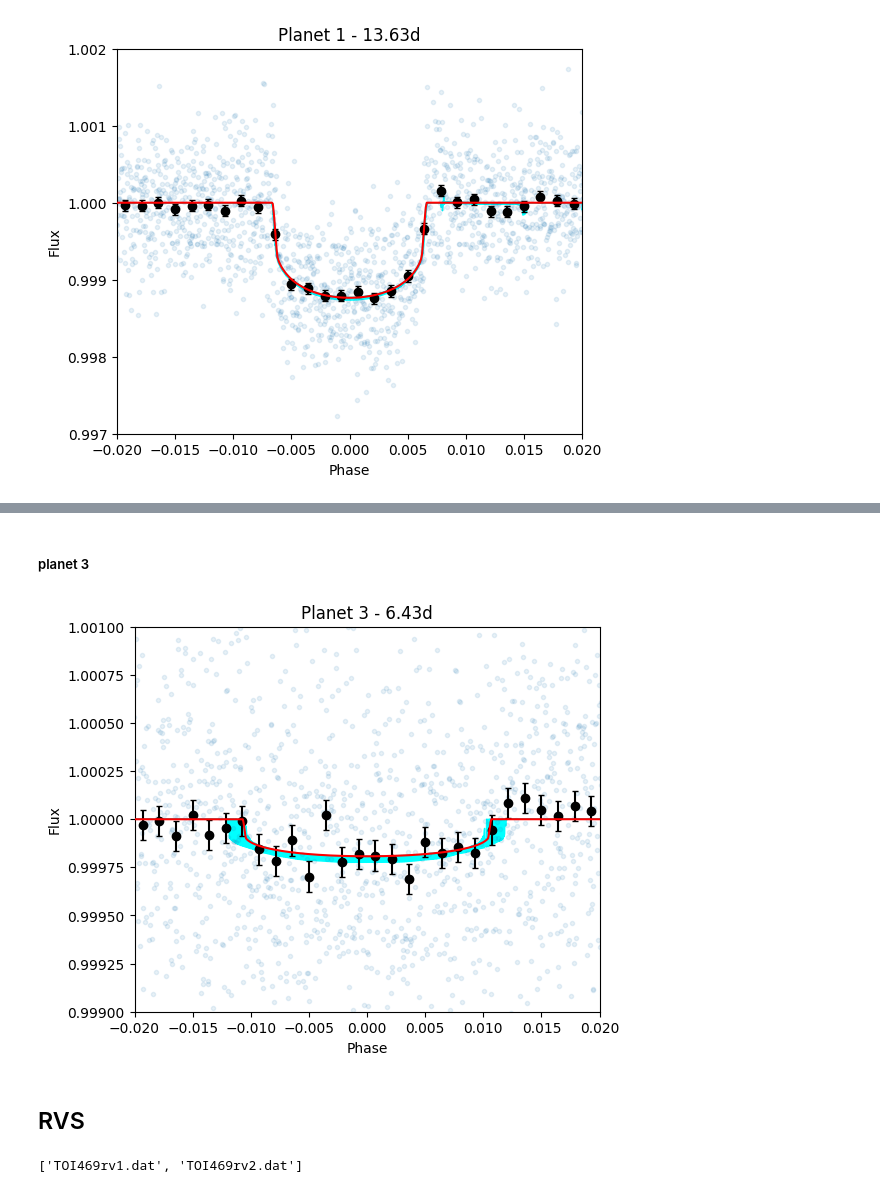
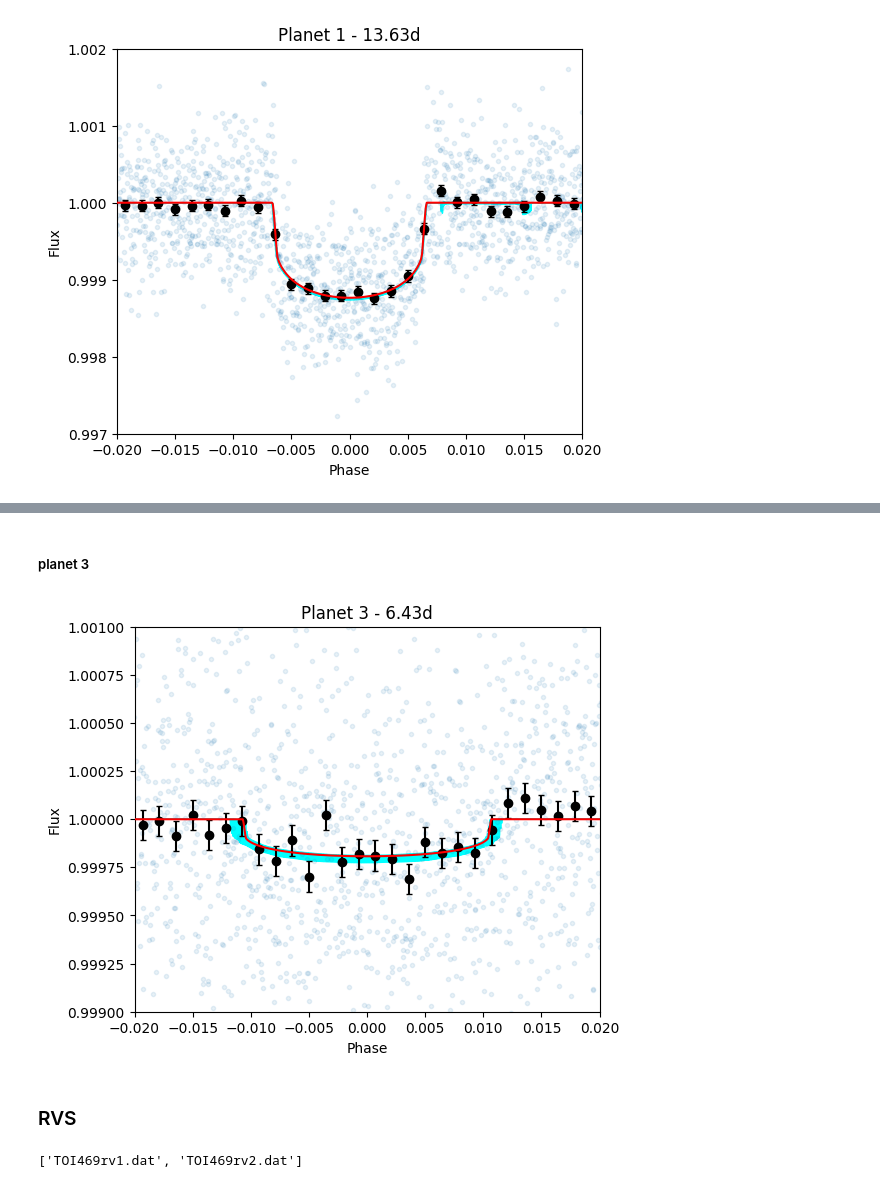
Before and after one commit to titans-ge/CONAN, a Jupyter notebook: Notebooks/TOI469/TOI469_multiplanet_LC_RV.ipynb, the cells around one changed output, grey strips where cells are left out. Saved outputs shown, nothing was run; the diff lists cells and outputs as text; code cells hidden in the pictures.

Commit message:
TTVs,  ellipsoidal variation, dynesty traceplot, updated notebooks

```diff
--- a/Notebooks/TOI469/TOI469_multiplanet_LC_RV.ipynb
+++ b/Notebooks/TOI469/TOI469_multiplanet_LC_RV.ipynb
@@ -215,9 +231,7 @@ same          col0 cos   LU(0.1,2,20)       LU(0.01,1,100)    |+ | col0 expsq LU
 ## Setup Sampling
 # %%
 fit_obj = CONAN3.fit_setup( R_st = (0.993,0.034),
-                            M_st = (0.88,0.035),
-                            apply_LCjitter="y",apply_RVjitter="y",
-                            LCjitter_loglims=[-15, -4], RVjitter_lims=[0,3]  )
+                            M_st = (0.88,0.035))
 # %% [output]
 # ============ Stellar input properties ======================================================================
 # parameter     value
@@ -257,11 +270,11 @@ The config file can be reloaded to create all required objects to perform the fi
 # %%
 import CONAN3
-lc_obj, rv_obj, fit_obj = CONAN3.load_configfile('TOI469_lc_rvconfig.dat')
+lc_obj, rv_obj, fit_obj = CONAN3.load_configfile('TOI469_lc_rvconfig.dat',verbose=True)
 # %% [markdown]
 ## Performing the fit
 # %% [markdown]
 finally perform the fitting which is saved to a `results` object that holds the chains of the mcmc and allows subsequent plotting
 # %%
 result = CONAN3.run_fit(lc_obj,rv_obj, fit_obj,
-                        out_folder="result_TOI469_multi_dynesty",
+                        out_folder="result_TOI469_multi",
                         rerun_result=True);
@@ -311,7 +286,7 @@ from CONAN3.utils import bin_data, phase_fold
 import matplotlib.pyplot as plt
 import pandas as pd
 # %%
-result =CONAN3.load_result("result_TOI469_multi_dynesty")
+result =CONAN3.load_result("result_TOI469_multi")
 result
 # %% [output]
 ['lc'] Output files, ['TOI469_S06_lcout.dat', 'TOI469_S33_lcout.dat'], loaded into result object
@@ -447,36 +421,36 @@ Text(0.5, 0, 'Phase')
-# %% [markdown]
-##### planet 3
+# %% [markdown]
+##### planet 3
 # %%
 srt = np.argsort(lcdata["phase_3"])
 subtract_signal = (lc_comp["pl_1"]-1)+(lc_comp["pl_2"]-1)
 lc_pl3 = (lcdata["det_flux"]-subtract_signal)
 
 plt.figure(figsize=(6,5))
 plt.title(f"Planet 3 - {result.params_dict['Period_3']:.2f}d")
 
 plt.plot(lcdata["phase_3"], lc_pl3,".",alpha=0.1)
 
 ph_bin, f_bin, e_bin = bin_data(t = np.array(lcdata["phase_3"])[srt],
                                 f = np.array(lc_pl3)[srt],
                                 err=np.array(lcdata["error"])[srt],
                                 bins=700)
 plt.errorbar(ph_bin, f_bin, e_bin, fmt="ko",capsize=2)
 
 plt.plot(np.array(lcdata["phase_3"])[srt], lc_comp["pl_3"][srt],"r",zorder=3)
 
 plt.fill_between(np.array(lcdata["phase_3"])[srt],
-                 (lcmod.sigma_low - subtract_signal)[srt],
-                 (lcmod.sigma_high - subtract_signal)[srt], color="cyan")
+                 (lcmod.sigma_low)[srt],
+                 (lcmod.sigma_high)[srt], color="cyan")
 
 
 plt.ylim([0.999,1.001])
 plt.xlim([-0.02,0.02])
 plt.xlabel("Phase")
 plt.ylabel("Flux");
 # %% [output]
-[figure, old version]
+[figure, new version]
 # %% [markdown]
-## RVS
+### RVS
 # %%
 result.rv.names
 # %% [output]
```
Also changed, not shown: parts of 61 cells of this notebook, 26 other files.
